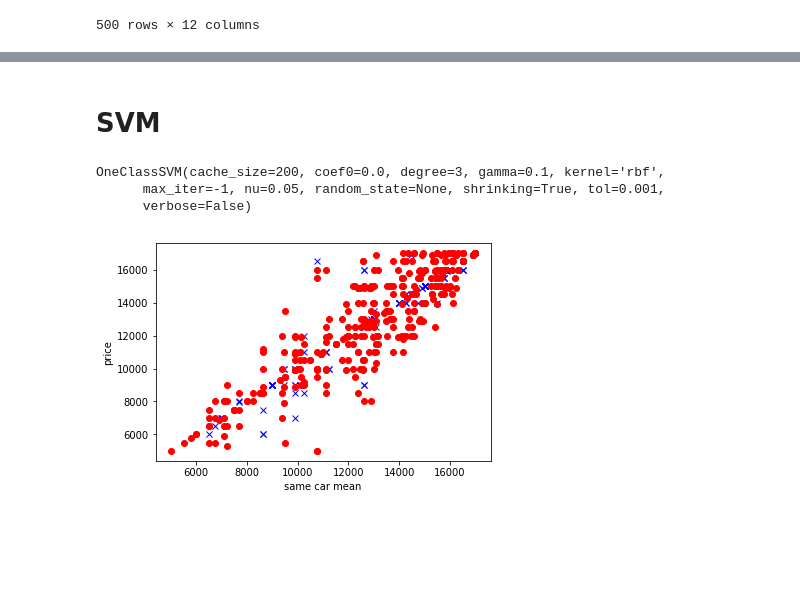
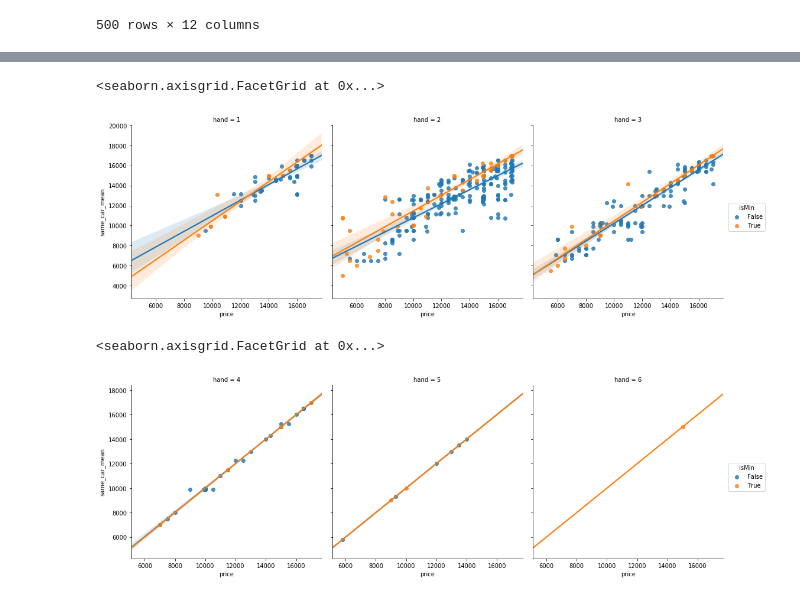
Before and after one commit to davidit17/find-price-outliers-of-2nd-hand-car, a Jupyter notebook: buy 2nd hand car.ipynb, the cells around one changed output, grey strips where cells are left out. Saved outputs shown, nothing was run; the diff lists cells and outputs as text; code cells hidden in the pictures; blank space fills up the shorter version.

```diff
--- a/buy 2nd hand car.ipynb
+++ b/buy 2nd hand car.ipynb
@@ -172,2 +233,8 @@ models_list = ['פוקוס', 'בראבו', 'לנסר', 'פונטו', 'אבאו',
+# %%
+# flag column if this car's price is the minimal for its type and year
+
+cars['isMin'] = cars['price']==cars['min']
 # %%
-df = cars[['same_car_mean','price']]
+df = cars[['same_car_mean','price','isMin','hand']]
+
+df1 = df[df['hand']<4]
@@ -208,10 +240,0 @@ cars[(cars['price']>14000) & (cars['same_car_mean']<12000)]
-# %% [markdown]
-# SVM
-# %%
-from sklearn import svm
-clf = svm.OneClassSVM(nu=0.05, kernel="rbf", gamma=0.1)
-clf.fit(df)
-# %% [output]
-OneClassSVM(cache_size=200, coef0=0.0, degree=3, gamma=0.1, kernel='rbf',
-      max_iter=-1, nu=0.05, random_state=None, shrinking=True, tol=0.001,
-      verbose=False)
@@ -224,9 +241,6 @@ abnormal = df[pred == -1]
-# %%
-plt.figure()
-plt.plot(normal.iloc[:,0],normal.iloc[:,1],'bx') ## blue X means normal
-plt.plot(abnormal.iloc[:,0],abnormal.iloc[:,1],'ro') ## red o abnormal
-plt.ylabel('price')
-plt.xlabel('same car mean')
-plt.show()
-# %% [output]
-[figure, removed]
+# %%
+import seaborn as sns
+sns.lmplot(x="price", y="same_car_mean", data=df1,hue='isMin',col="hand")
+# %% [output]
+<seaborn.axisgrid.FacetGrid at 0x...>
+[figure, added]
@@ -232,0 +249,5 @@ plt.show()
+# %%
+sns.lmplot(x="price", y="same_car_mean", data=df2,hue='isMin',col="hand")
+# %% [output]
+<seaborn.axisgrid.FacetGrid at 0x...>
+[figure, added]
```
Also changed, not shown: parts of 19 cells of this notebook.
